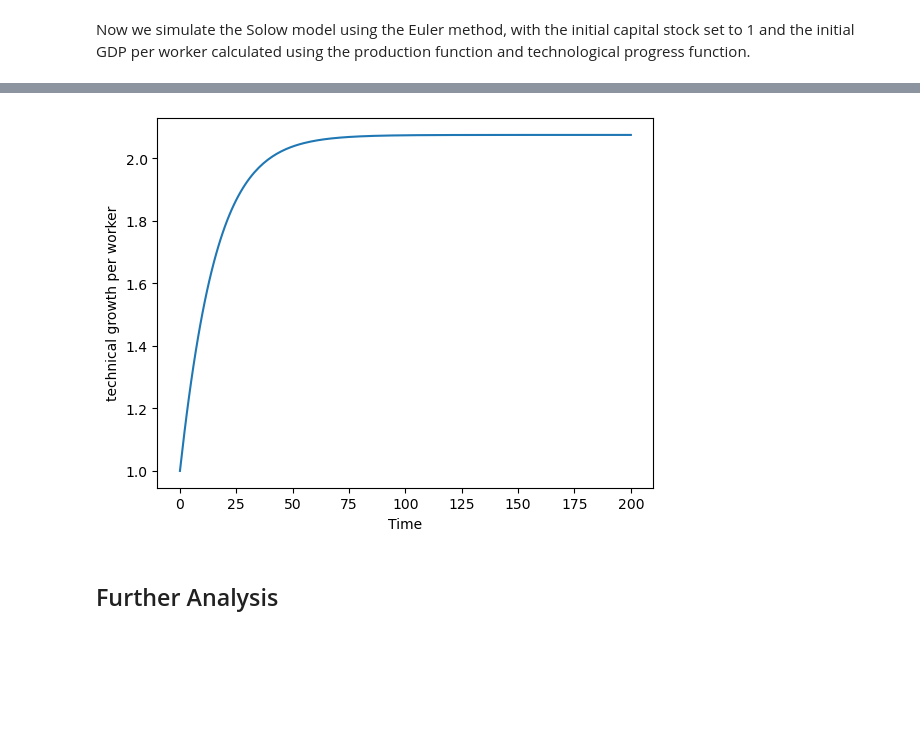
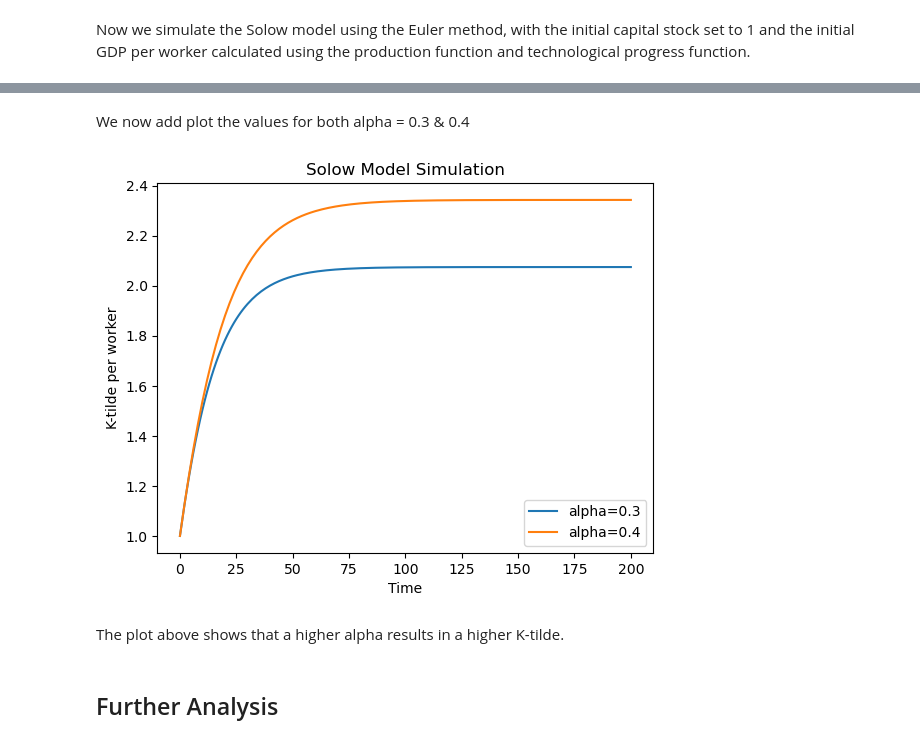
Before and after one commit to NumEconCopenhagen/projects-2023-rvcode, a Jupyter notebook: modelproject/modelproject.ipynb, the cells around one changed output, grey strips where cells are left out. Saved outputs shown, nothing was run; the diff lists cells and outputs as text; code cells hidden in the pictures; blank space fills up the shorter version.

```diff
--- a/modelproject/modelproject.ipynb
+++ b/modelproject/modelproject.ipynb
@@ -201,12 +234,34 @@ plt.show()
-# %%
-t_values = np.arange(T+1)
-k_tilde = K_path / (A_path)  # technical growth per worker
-plt.plot(t_values, k_tilde)
-plt.xlabel('Time')
-plt.ylabel('technical growth per worker')
-plt.show()
-# %% [output]
-[figure, removed]
+# %% [markdown]
+We now add plot the values for both alpha = 0.3 & 0.4
+# %%
+#Define the systems of equations for the Solow model
+# Define the model parameters
+
+
+alpha = 0.3
+phi = 0.2
+s = 0.2
+delta = 0.1
+n = 0.02
+
+K_path, Y_path, A_path = sim_solow()
+
+alpha = 0.4
+
+K_path2, Y_path2, A_path2 = sim_solow()
+# Plot the results
+time = np.arange(len(K_path))
+plt.plot(K_path / A_path, label="alpha=0.3")
+plt.plot(K_path2 / A_path2, label="alpha=0.4")
+plt.xlabel('Time')
+plt.ylabel('K-tilde per worker')
+plt.title('Solow Model Simulation')
+plt.legend()
+plt.show()
+# %% [output]
+[figure, added]
+# %% [markdown]
+The plot above shows that a higher alpha results in a higher K-tilde.
 # %% [markdown]
 ## Further Analysis
 # %% [markdown]
```
Also changed, not shown: parts of 5 cells of this notebook.
